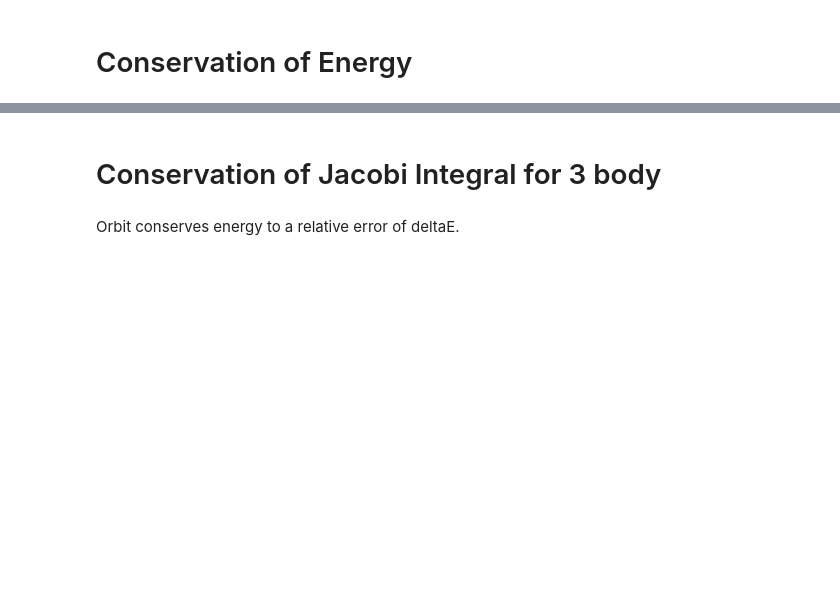
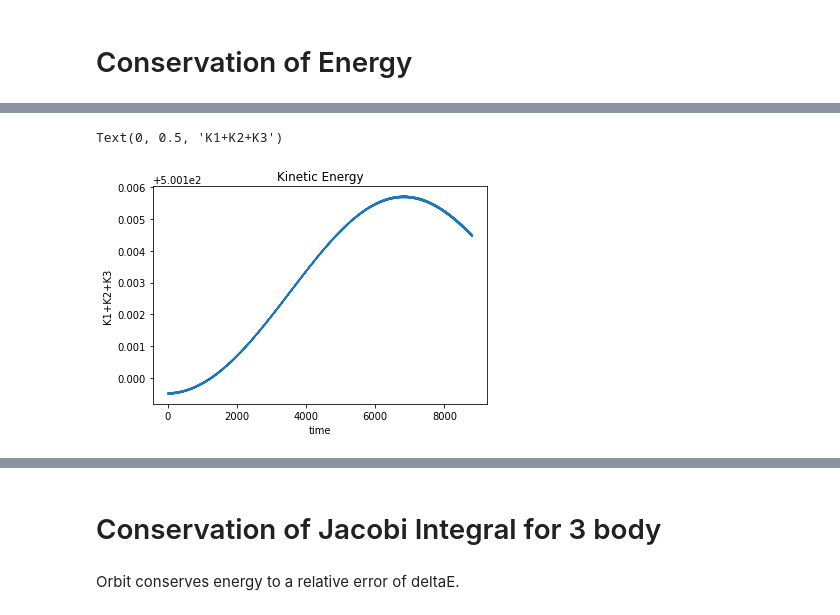
Before and after one commit to sdorsher/ThreeBodyOrbits, a Jupyter notebook: TwoStarsOnePlanet.ipynb, the cells around one changed output, grey strips where cells are left out. Cells and saved outputs as stored; diff of their text form; code cells hidden in the pictures; blank space fills up the shorter version.

```diff
--- a/TwoStarsOnePlanet.ipynb
+++ b/TwoStarsOnePlanet.ipynb
@@ -703,0 +769,8 @@ deltaE*Eavg
+# %%
+plt.plot(nptimes,Ekinetic)
+plt.title('Kinetic Energy')
+plt.xlabel('time')
+plt.ylabel('K1+K2+K3')
+# %% [output]
+Text(0, 0.5, 'K1+K2+K3')
+[figure, added]
```
Also changed, not shown: parts of 27 cells of this notebook, 2 other files.
